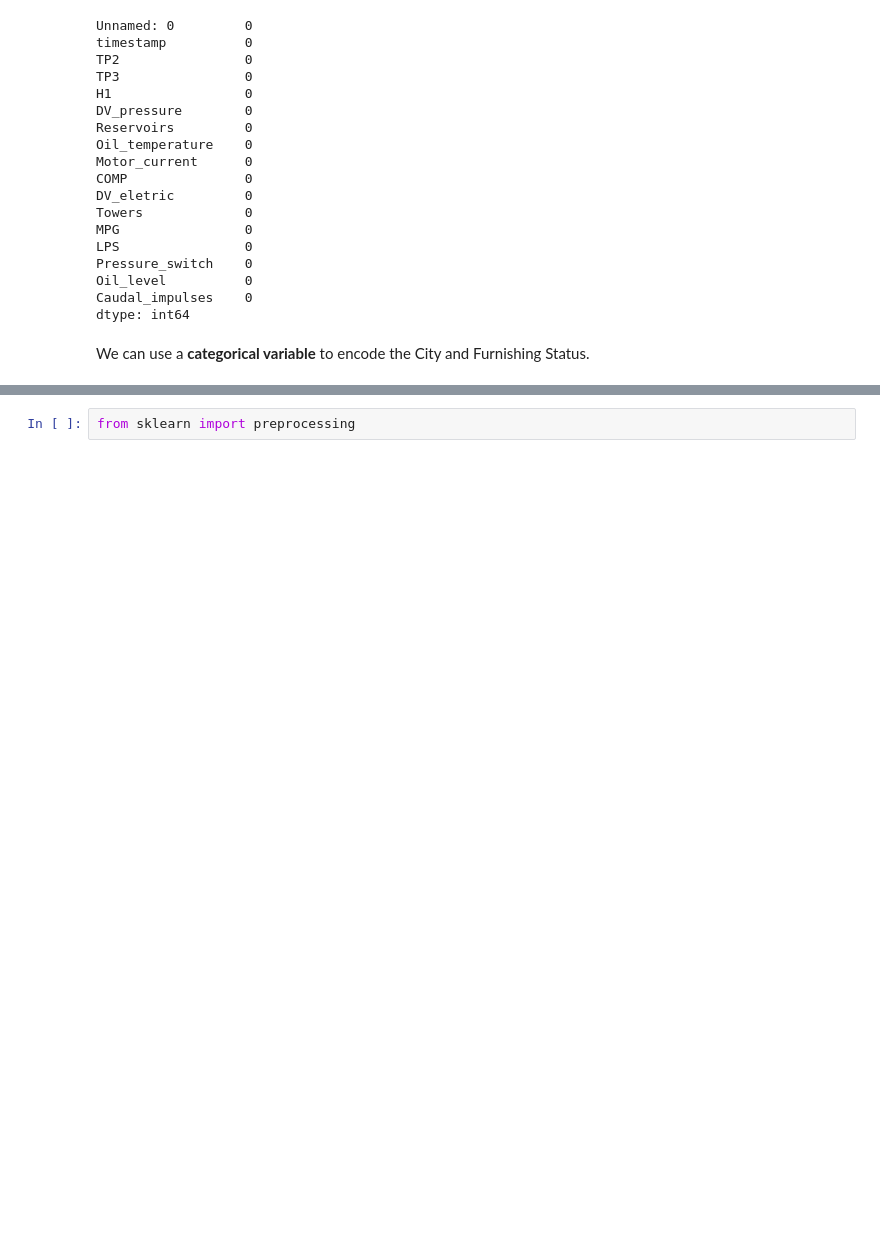
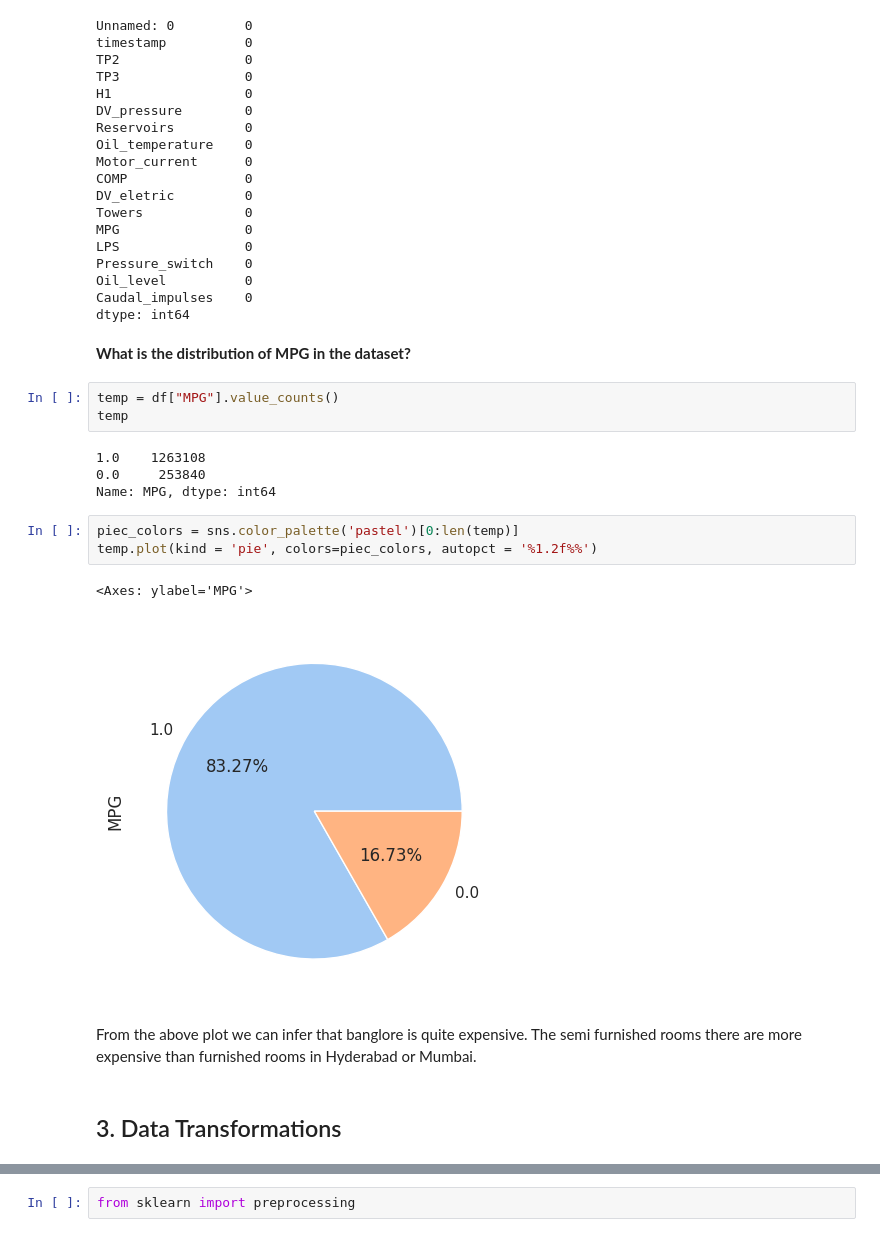
Before and after one commit to ayush0823/IT496_Fab_Five, a Jupyter notebook: Course Project 1/MPG_prediction.ipynb, the cells around one changed output, grey strips where cells are left out. Saved outputs shown, nothing was run; the diff lists cells and outputs as text; blank space fills up the shorter version.

```diff
--- a/Course Project 1/MPG_prediction.ipynb
+++ b/Course Project 1/MPG_prediction.ipynb
@@ -121,5 +107,22 @@ Pressure_switch    0
 Oil_level          0
 Caudal_impulses    0
 dtype: int64
-# %% [markdown]
-We can use a **categorical variable** to encode the City and Furnishing Status.
+# %% [markdown]
+**What is the distribution of MPG in the dataset?**
+# %%
+temp = df["MPG"].value_counts()
+temp
+# %% [output]
+1.0    1263108
+0.0     253840
+Name: MPG, dtype: int64
+# %%
+piec_colors = sns.color_palette('pastel')[0:len(temp)]
+temp.plot(kind = 'pie', colors=piec_colors, autopct = '%1.2f%%')
+# %% [output]
+<Axes: ylabel='MPG'>
+[figure, added]
+# %% [markdown]
+From the above plot we can infer that banglore is quite expensive. The semi furnished rooms there are more expensive than furnished rooms in Hyderabad or Mumbai.
+# %% [markdown]
+## 3. Data Transformations
```
Also changed, not shown: parts of 25 cells of this notebook.
